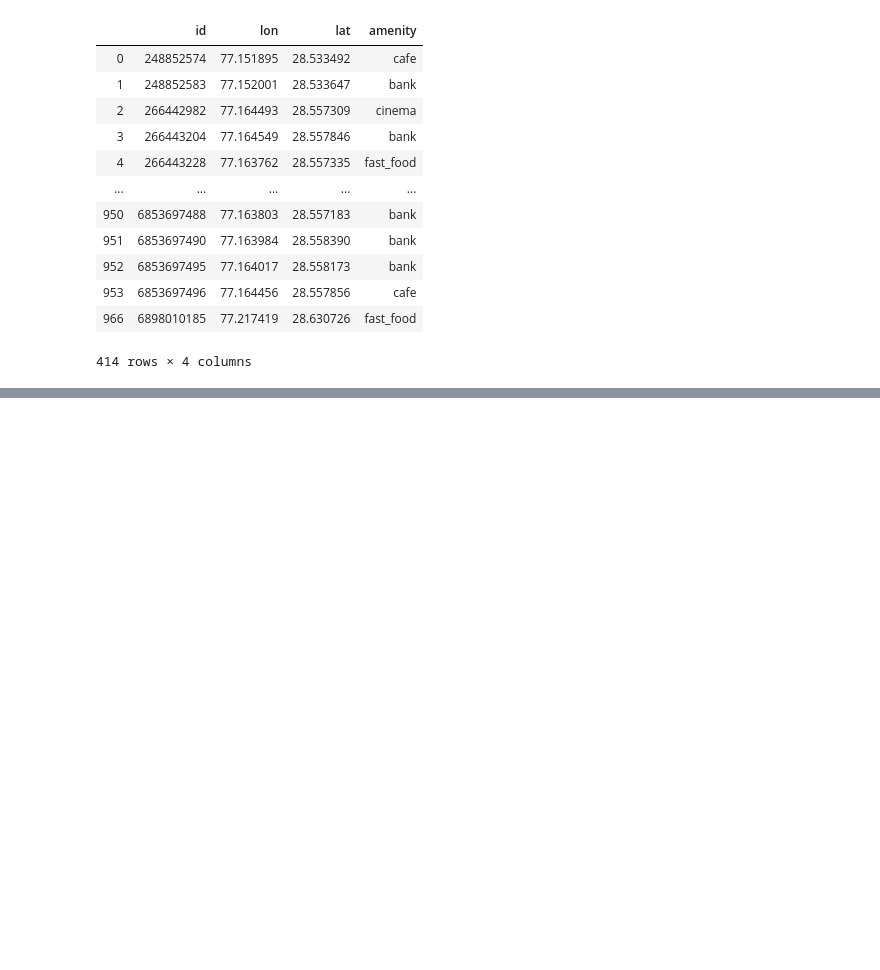
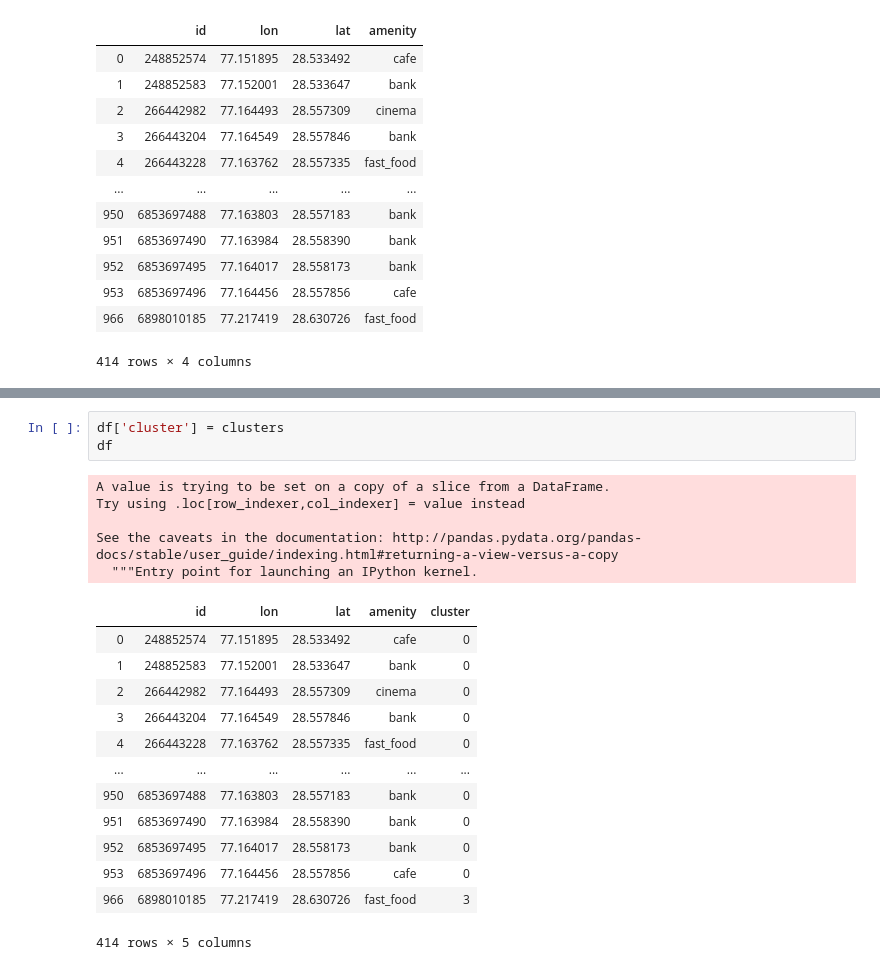
Before and after one commit to sourishsarmah/Commercial_Centers_using_POI_data, a Jupyter notebook: Data_Collection.ipynb, the cells around one changed output, grey strips where cells are left out. Saved outputs shown, nothing was run; the diff lists cells and outputs as text; blank space fills up the shorter version.

```diff
--- a/Data_Collection.ipynb
+++ b/Data_Collection.ipynb
@@ -152,0 +202,22 @@ city_map
+# %%
+df['cluster'] = clusters
+df
+# %% [output]
+A value is trying to be set on a copy of a slice from a DataFrame.
+Try using .loc[row_indexer,col_indexer] = value instead
+
+See the caveats in the documentation: http://pandas.pydata.org/pandas-docs/stable/user_guide/indexing.html#returning-a-view-versus-a-copy
+  """Entry point for launching an IPython kernel.
+|  | id | lon | lat | amenity | cluster |
+| 0 | 248852574 | 77.151895 | 28.533492 | cafe | 0 |
+| 1 | 248852583 | 77.152001 | 28.533647 | bank | 0 |
+| 2 | 266442982 | 77.164493 | 28.557309 | cinema | 0 |
+| 3 | 266443204 | 77.164549 | 28.557846 | bank | 0 |
+| 4 | 266443228 | 77.163762 | 28.557335 | fast_food | 0 |
+| ... | ... | ... | ... | ... | ... |
+| 950 | 6853697488 | 77.163803 | 28.557183 | bank | 0 |
+| 951 | 6853697490 | 77.163984 | 28.558390 | bank | 0 |
+| 952 | 6853697495 | 77.164017 | 28.558173 | bank | 0 |
+| 953 | 6853697496 | 77.164456 | 28.557856 | cafe | 0 |
+| 966 | 6898010185 | 77.217419 | 28.630726 | fast_food | 3 |
+414 rows × 5 columns
```
Also changed, not shown: parts of 11 cells of this notebook.
